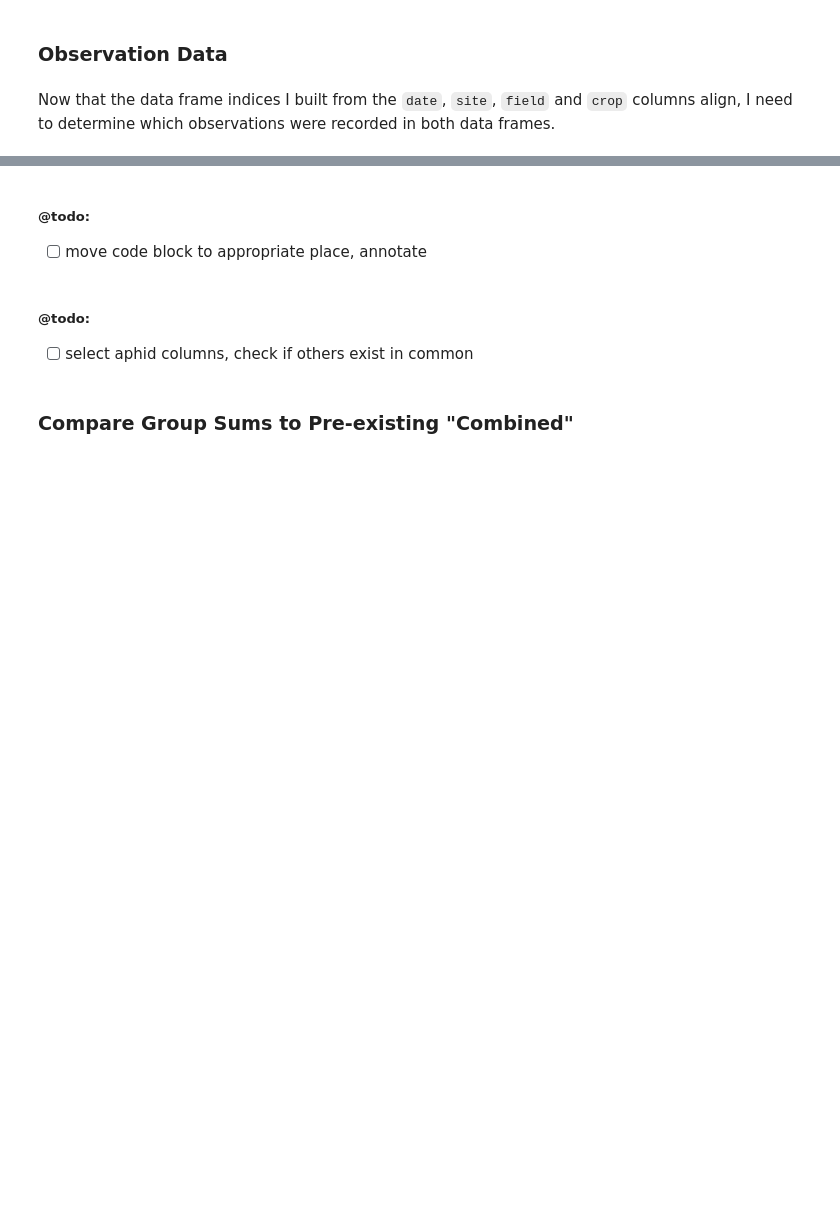
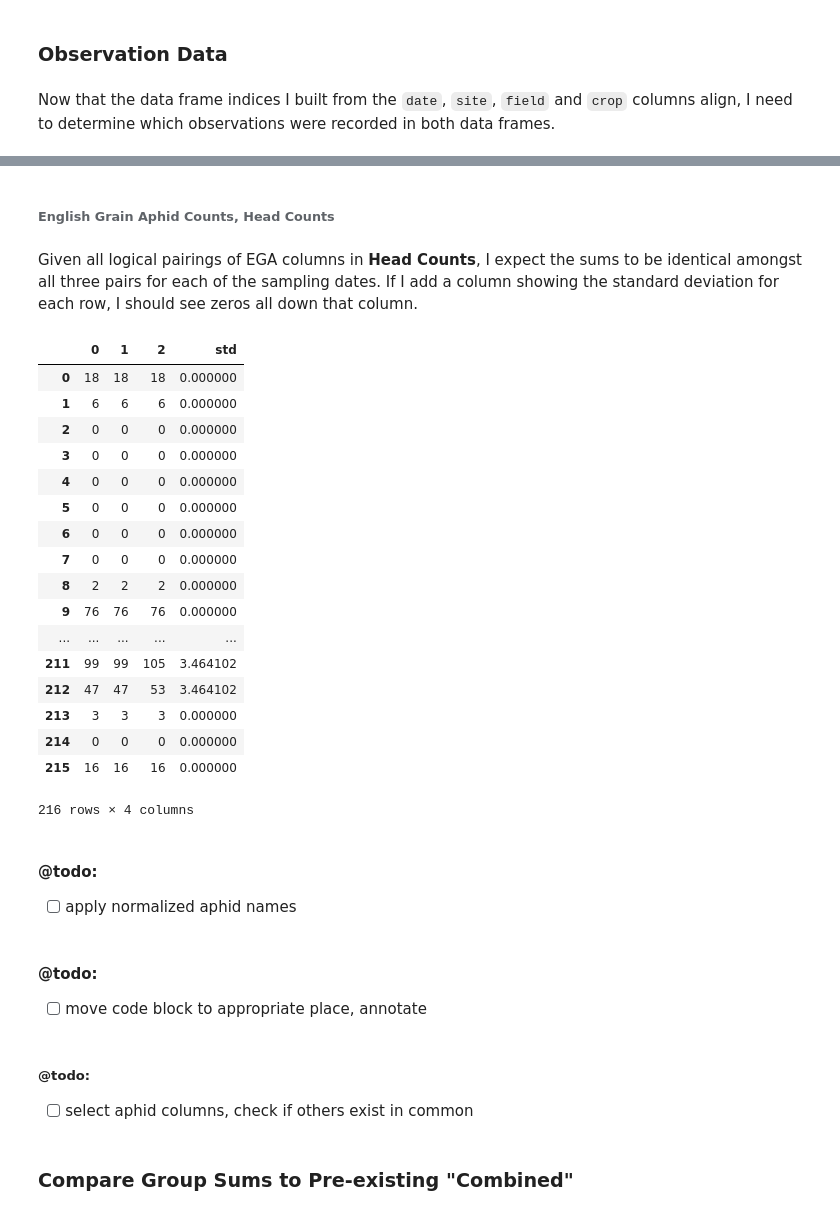
Before and after one commit to devvyn/aafc-field-data, a Jupyter notebook: notebook/projects/2016-sweep-vs-tiller/2016-sweep-vs-tiller.ipynb, the cells around one changed output, grey strips where cells are left out. Saved outputs shown, nothing was run; the diff lists cells and outputs as text; code cells hidden in the pictures; blank space fills up the shorter version.

Commit message:
:construction: :memo: move and add to section: Cross Reference Aphid Columns by Aphid Type - add sub-section: Reduce Phenotypes

```diff
--- a/notebook/projects/2016-sweep-vs-tiller/2016-sweep-vs-tiller.ipynb
+++ b/notebook/projects/2016-sweep-vs-tiller/2016-sweep-vs-tiller.ipynb
@@ -1713,5 +1742,47 @@ Now that the data frame indices I built from the `date`, `site`, `field` and `cr
+# %% [markdown]
+###### English Grain Aphid Counts, **Head Counts**
+# %% [markdown]
+Given all logical pairings of EGA columns in **Head Counts**, I expect the sums to be identical amongst all three pairs for each of the sampling dates. If I add a column showing the standard deviation for each row, I should see zeros all down that column.
+# %%
+hc_ega_sums = pandas.concat(
+    (
+        (hc['ega_head'] + hc['ega_leaf']),
+        (hc['ega_apt'] + hc['ega_alate']),
+        (hc['ega_red'] + hc['ega_grn']),
+    ),
+    axis='columns',
+)
+hc_ega_sums['std'] = hc_ega_sums.std(
+    axis='columns',
+)
+
+pandas.options.display.max_rows = 40
+
+hc_ega_sums
+# %% [output]
+|  | 0 | 1 | 2 | std |
+| 0 | 18 | 18 | 18 | 0.000000 |
+| 1 | 6 | 6 | 6 | 0.000000 |
+| 2 | 0 | 0 | 0 | 0.000000 |
+| 3 | 0 | 0 | 0 | 0.000000 |
+| 4 | 0 | 0 | 0 | 0.000000 |
+| 5 | 0 | 0 | 0 | 0.000000 |
+| 6 | 0 | 0 | 0 | 0.000000 |
+| 7 | 0 | 0 | 0 | 0.000000 |
+| 8 | 2 | 2 | 2 | 0.000000 |
+| 9 | 76 | 76 | 76 | 0.000000 |
+| ... | ... | ... | ... | ... |
+| 211 | 99 | 99 | 105 | 3.464102 |
+| 212 | 47 | 47 | 53 | 3.464102 |
+| 213 | 3 | 3 | 3 | 0.000000 |
+| 214 | 0 | 0 | 0 | 0.000000 |
+| 215 | 16 | 16 | 16 | 0.000000 |
+216 rows × 4 columns
+# %% [markdown]
+#### @todo:
+- [ ] apply normalized aphid names
 # %% [markdown]
-##### @todo:
+#### @todo:
 
 - [ ] move code block to appropriate place, annotate
 # %%
```
Also changed, not shown: parts of 16 cells of this notebook.
